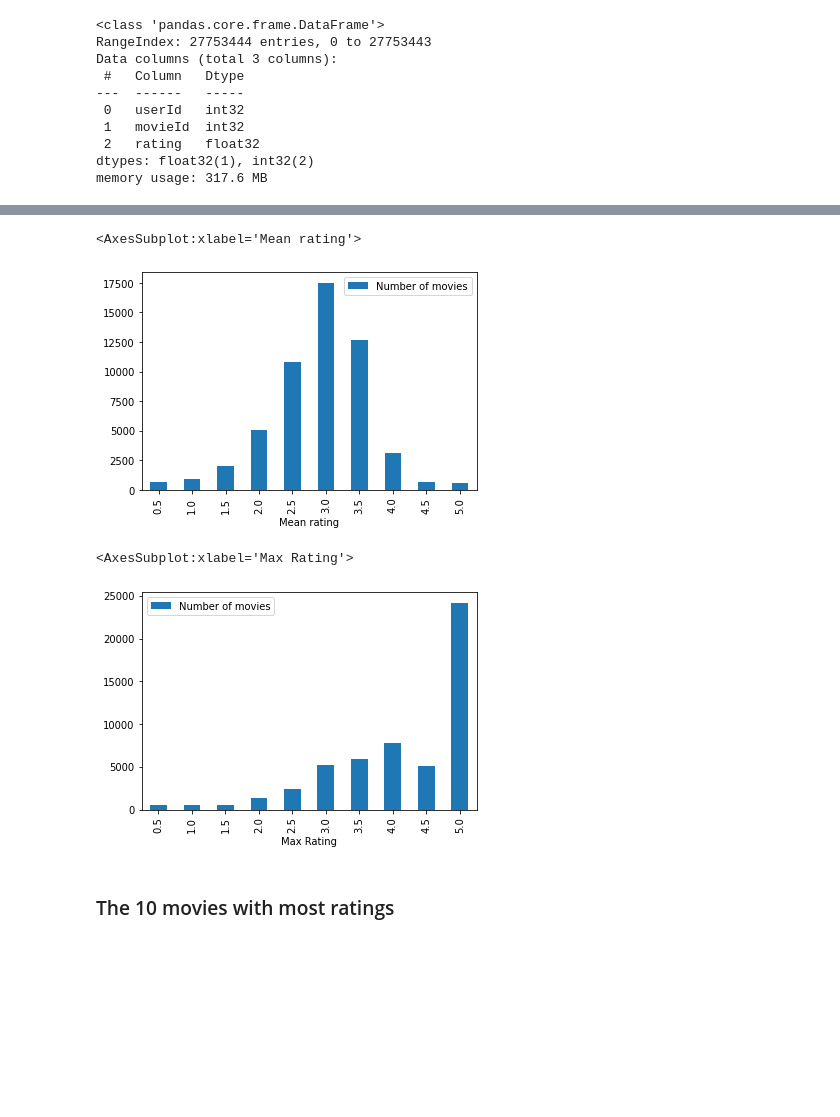
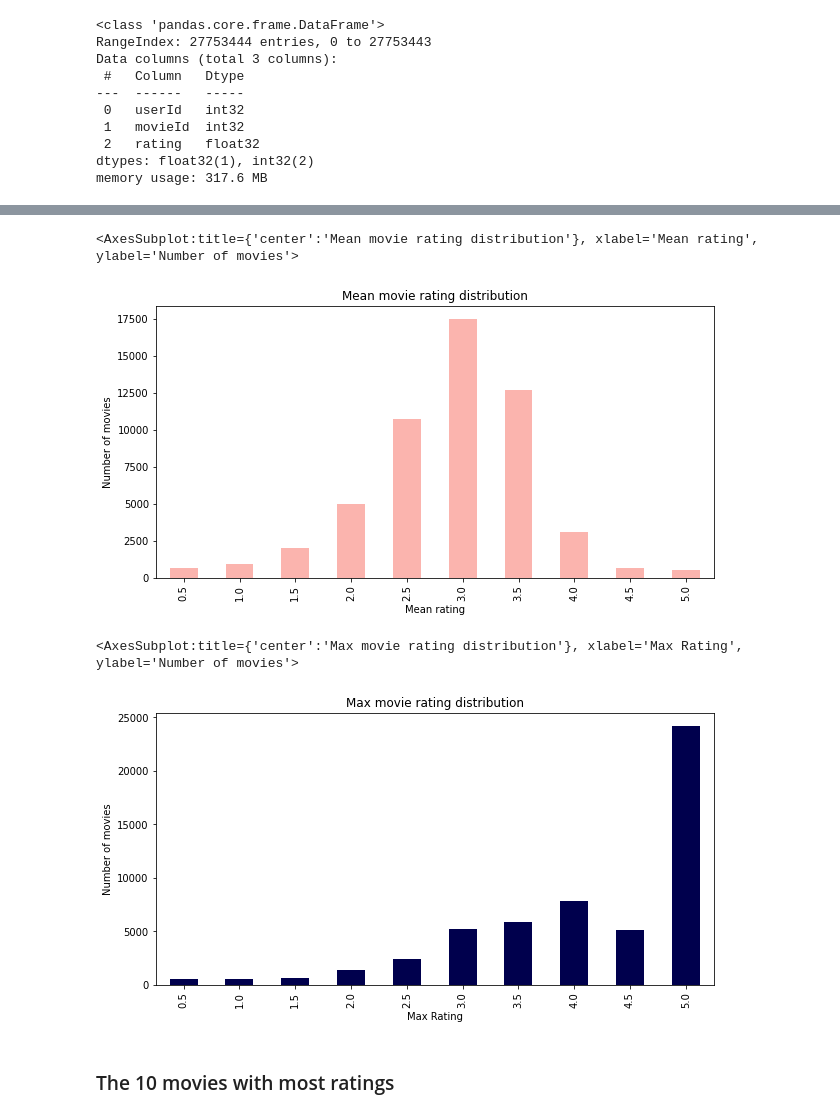
Before and after one commit to SamiFatmi/Machine-Learning-SAMI-FATMI, a Jupyter notebook: Labs/1-Recommender_system.ipynb, the cells around one changed output, grey strips where cells are left out. Saved outputs shown, nothing was run; the diff lists cells and outputs as text; code cells hidden in the pictures; blank space fills up the shorter version.

```diff
--- a/Labs/1-Recommender_system.ipynb
+++ b/Labs/1-Recommender_system.ipynb
@@ -110,20 +132,25 @@ max_rating_per_user.plot(kind="bar")
 # %%
 #mean rating per movie distribution
 
 # creating a dataframe with movieId and mean rating
 mean_rating_per_movie = ratings_df[["movieId","rating"]].groupby("movieId").mean()
 
 # rounding down mean rating to 0.5
 mean_rating_per_movie["Mean rating"] = (2 * mean_rating_per_movie["rating"]//1)/2
 
 # grouping mean ratings and making a new column for Number of users by mean rating
 mean_rating_per_movie = pd.DataFrame(mean_rating_per_movie.groupby("Mean rating").size()).rename(columns={0:"Number of movies"})
 
 # plot the data
-mean_rating_per_movie.plot(kind="bar")
+mean_rating_per_movie.plot(kind="bar",
+                            legend=False,
+                            ylabel = "Number of movies",
+                            title = "Mean movie rating distribution",
+                            figsize = (10,5),
+                            colormap = "Pastel1")
 # %% [output]
-<AxesSubplot:xlabel='Mean rating'>
+<AxesSubplot:title={'center':'Mean movie rating distribution'}, xlabel='Mean rating', ylabel='Number of movies'>
-[figure, old version]
+[figure, new version]
 # %%
 # max rating per movie distribution
 
@@ -134,10 +161,15 @@ max_rating_per_movie = ratings_df[["movieId","rating"]].groupby("movieId").max()
 max_rating_per_movie = pd.DataFrame(max_rating_per_movie.groupby("Max Rating").size()).rename(columns={0:"Number of movies"})
 
 # plot the data
-max_rating_per_movie.plot(kind="bar")
+max_rating_per_movie.plot(kind="bar",
+                            legend=False,
+                            ylabel = "Number of movies",
+                            title = "Max movie rating distribution",
+                            figsize = (10,5),
+                            colormap = "seismic")
 # %% [output]
-<AxesSubplot:xlabel='Max Rating'>
+<AxesSubplot:title={'center':'Max movie rating distribution'}, xlabel='Max Rating', ylabel='Number of movies'>
-[figure, old version]
+[figure, new version]
 # %% [markdown]
 ### The 10 movies with most ratings
 # %%
```
Also changed, not shown: parts of 14 cells of this notebook.
